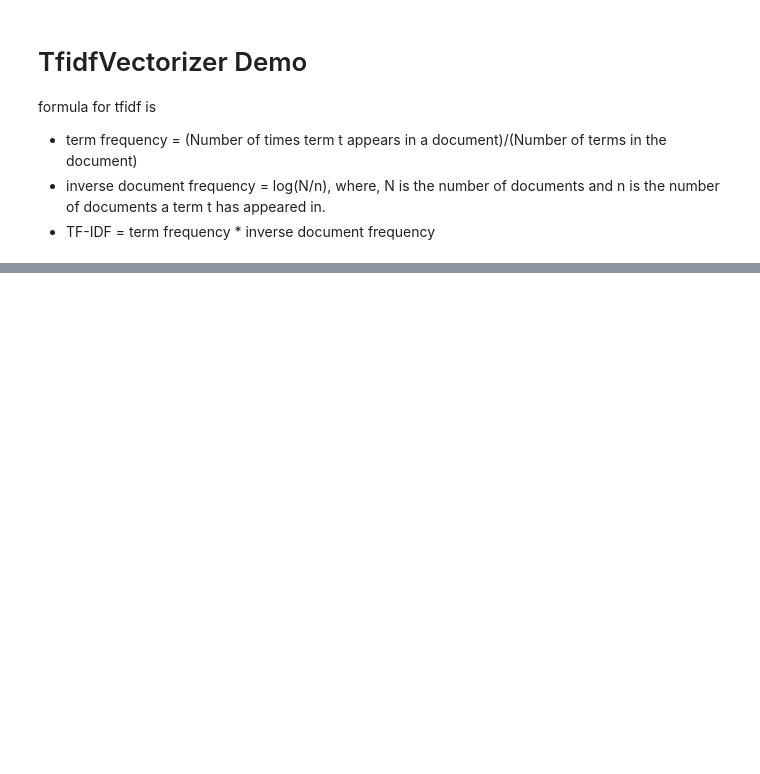
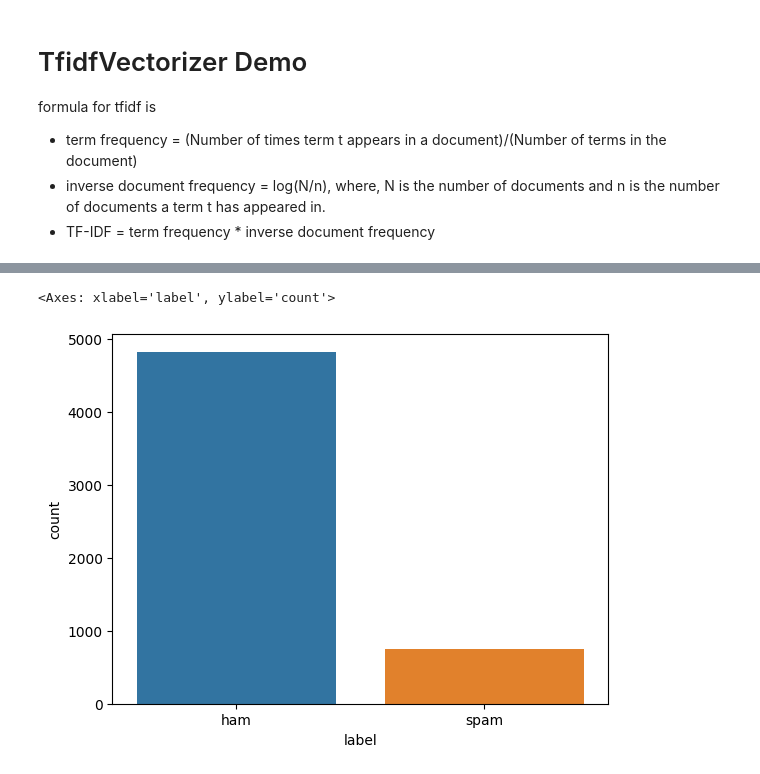
Before and after one commit to raxriot/Machine-learning, a Jupyter notebook: classification/spam_detection.ipynb, the cells around one changed output, grey strips where cells are left out. Drawn from its saved outputs; the diff is of its cells as text; code cells hidden in the pictures; blank space fills up the shorter version.

Commit message:
spam_detectionc

```diff
--- a/classification/spam_detection.ipynb
+++ b/classification/spam_detection.ipynb
@@ -59,0 +89,3 @@ np.set_printoptions(precision=2) # to make output more readable
+# %%
+df = pd.read_csv("../datasets/spam.csv", encoding = 'latin-1', usecols=[0,1], names =['label', 'message'], header= 0)
+df
@@ -59,0 +106,5 @@ np.set_printoptions(precision=2) # to make output more readable
+# %%
+sns.countplot(data = df, x = 'label')
+# %% [output]
+<Axes: xlabel='label', ylabel='count'>
+[figure, added]
```
Also changed, not shown: parts of 11 cells of this notebook, 1 other file.
